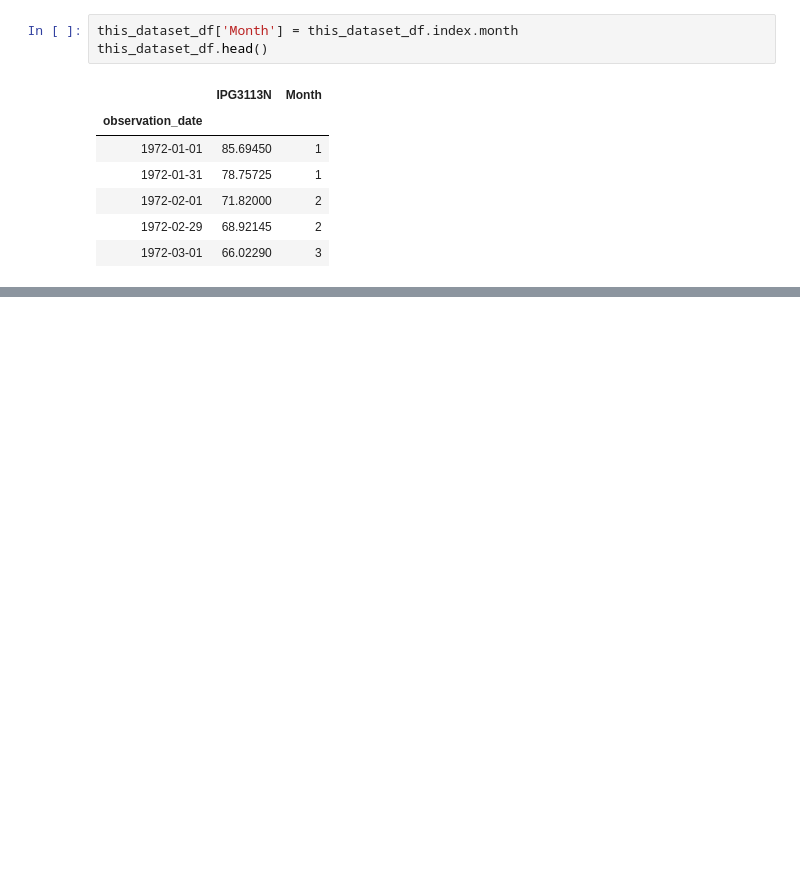
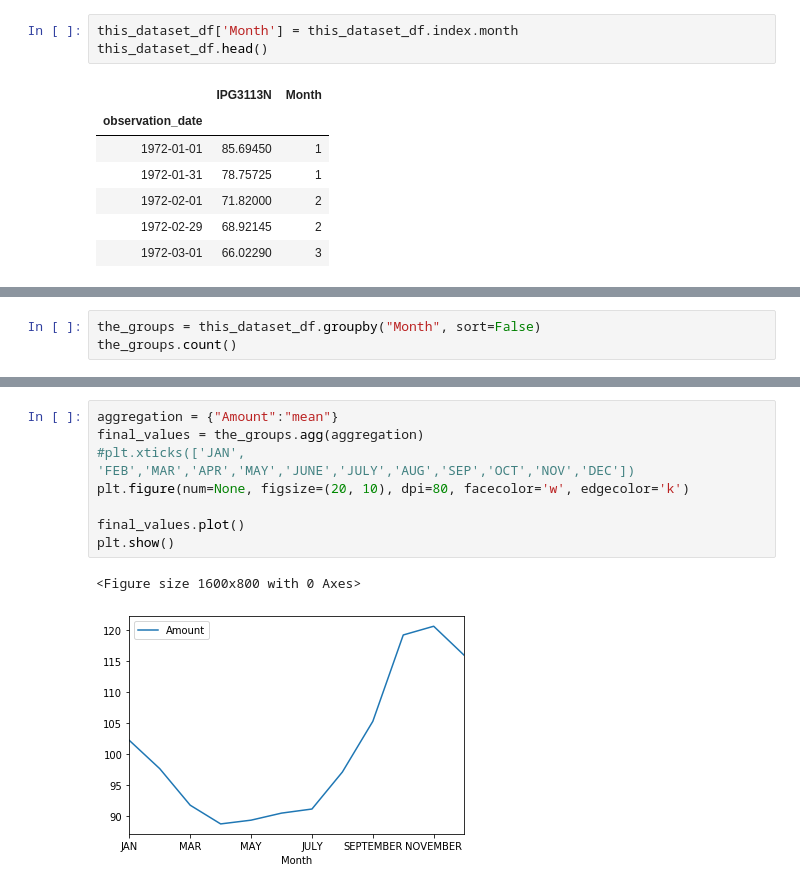
Before and after one commit to Monarene/candy-time-series-project, a Jupyter notebook: test_notebook.ipynb, the cells around one changed output, grey strips where cells are left out. Cells and saved outputs as stored; diff of their text form; blank space fills up the shorter version.

```diff
--- a/test_notebook.ipynb
+++ b/test_notebook.ipynb
@@ -201,3 +203,6 @@ this_dataset_df.head()
 | 1972-02-01 | 71.82000 | FEB |
 | 1972-02-29 | 68.92145 | FEB |
 | 1972-03-01 | 66.02290 | MAR |
+# %%
+the_groups = this_dataset_df.groupby("Month", sort=False)
+the_groups.count()
@@ -203,0 +234,11 @@ this_dataset_df.head()
+# %%
+aggregation = {"Amount":"mean"}
+final_values = the_groups.agg(aggregation)
+#plt.xticks(['JAN', 'FEB','MAR','APR','MAY','JUNE','JULY','AUG','SEP','OCT','NOV','DEC'])
+plt.figure(num=None, figsize=(20, 10), dpi=80, facecolor='w', edgecolor='k')
+
+final_values.plot()
+plt.show()
+# %% [output]
+<Figure size 1600x800 with 0 Axes>
+[figure, added]
```
Also changed, not shown: parts of 5 cells of this notebook.
